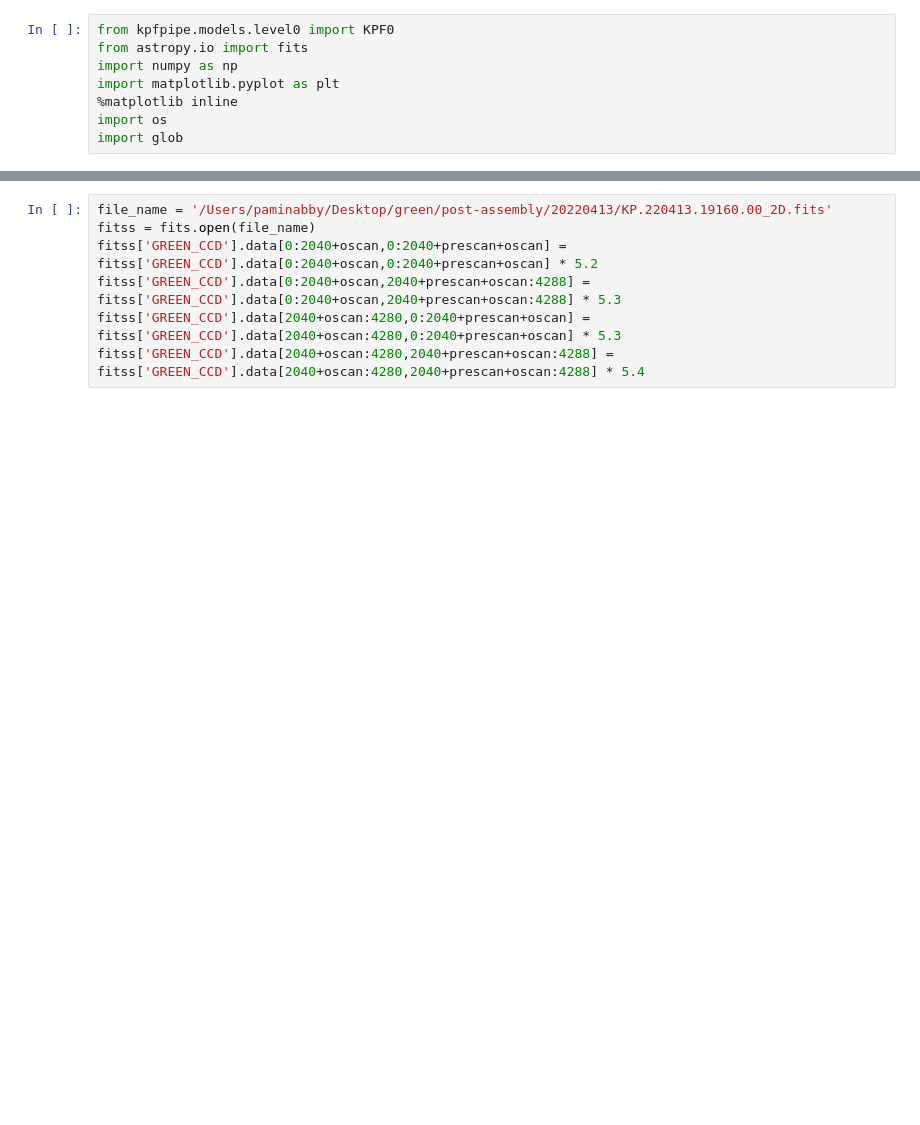
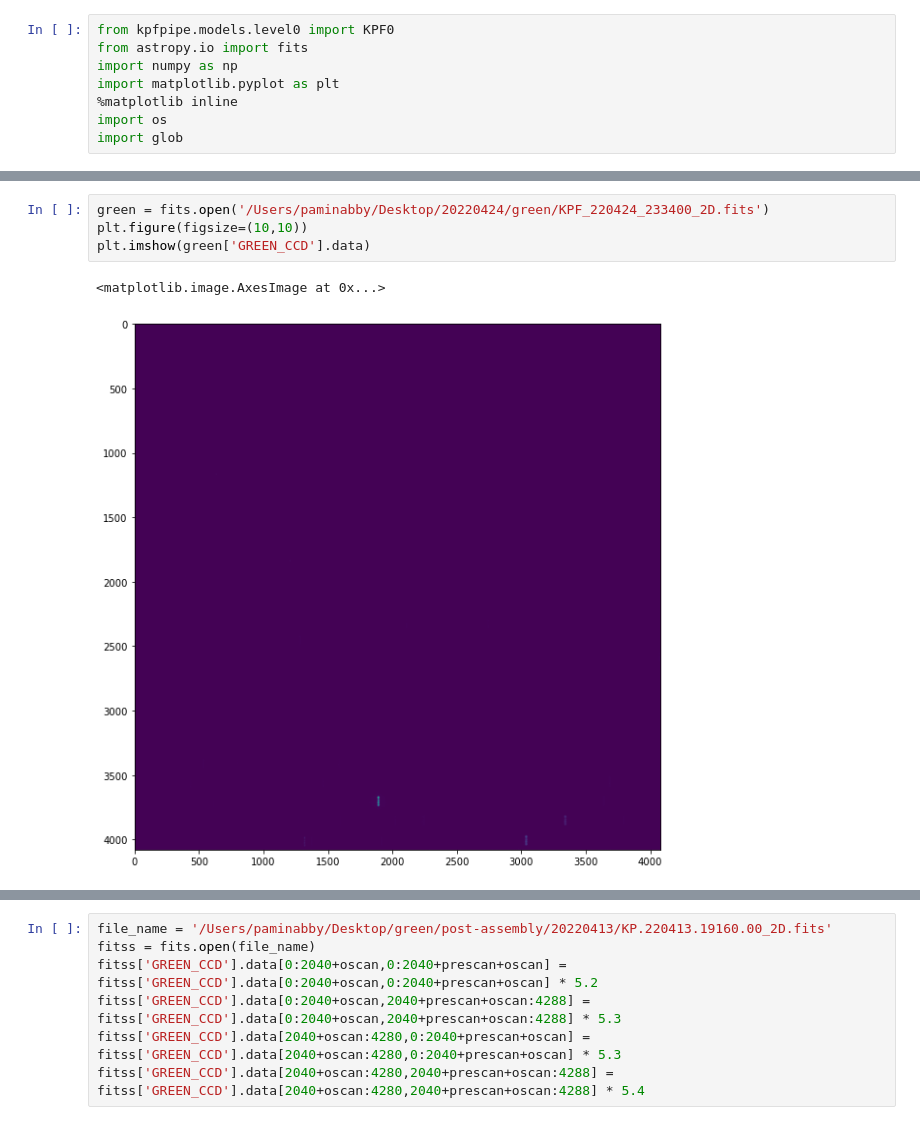
Before and after one commit to Keck-DataReductionPipelines/KPF-Pipeline, a Jupyter notebook: April 11 KPF L0 Object - Green 4 amp.ipynb, the cells around one changed output, grey strips where cells are left out. Drawn from its saved outputs; the diff is of its cells as text; blank space fills up the shorter version.

```diff
--- a/April 11 KPF L0 Object - Green 4 amp.ipynb
+++ b/April 11 KPF L0 Object - Green 4 amp.ipynb
@@ -55,0 +42,7 @@ No.    Name      Ver    Type      Cards   Dimensions   Format
+# %%
+green = fits.open('/Users/paminabby/Desktop/20220424/green/KPF_220424_233400_2D.fits')
+plt.figure(figsize=(10,10))
+plt.imshow(green['GREEN_CCD'].data)
+# %% [output]
+<matplotlib.image.AxesImage at 0x...>
+[figure, added]
```
Also changed, not shown: parts of 2 cells of this notebook.
